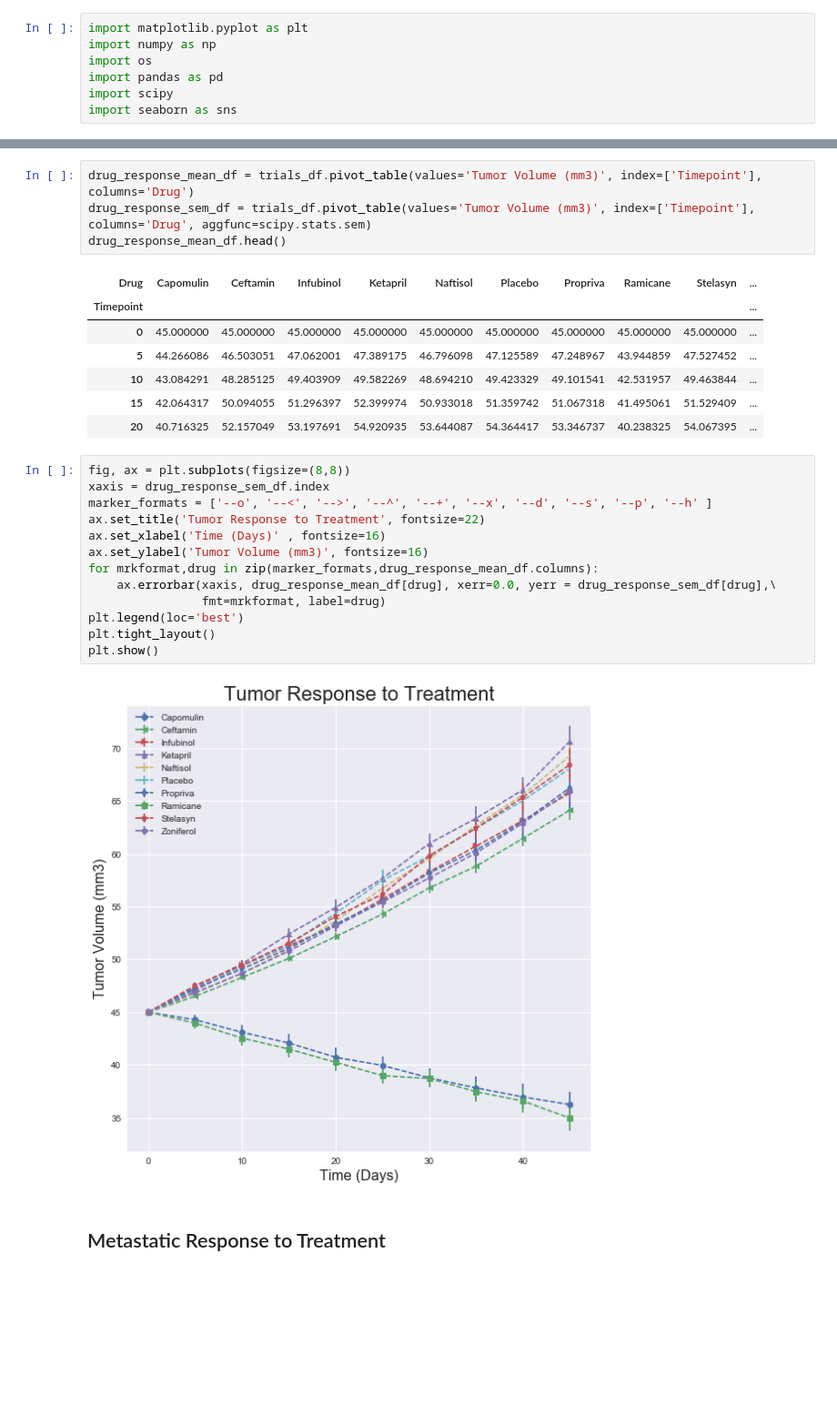
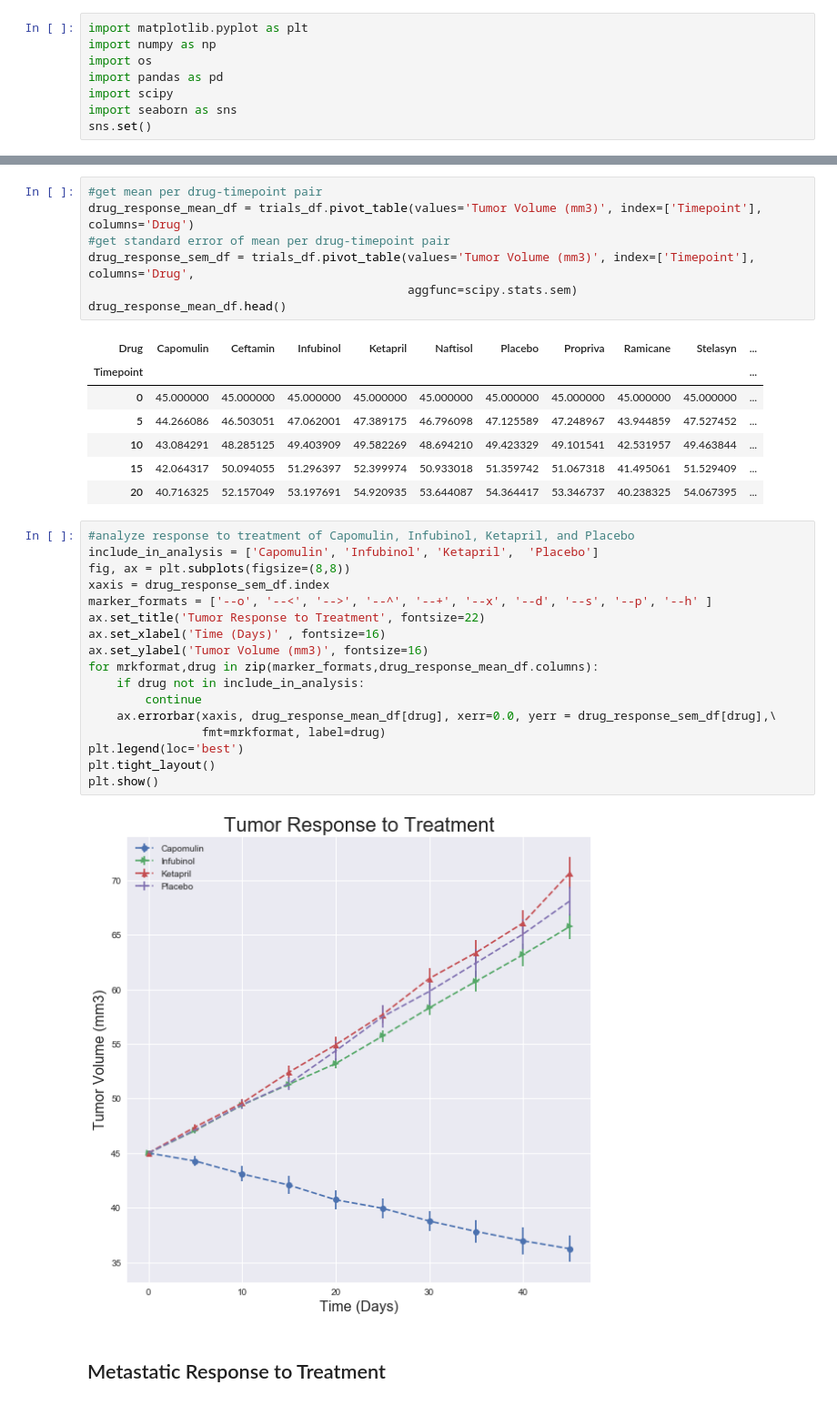
Before and after one commit to alandavila/data-analytics, a Jupyter notebook: Python/matplotlib/Pymaceuticals Inc.ipynb, the cells around one changed output, grey strips where cells are left out. Shown at 91% size. Saved outputs shown, nothing was run; the diff lists cells and outputs as text; blank space fills up the shorter version.

```diff
--- a/Python/matplotlib/Pymaceuticals Inc.ipynb
+++ b/Python/matplotlib/Pymaceuticals Inc.ipynb
@@ -14,6 +14,7 @@ import os
 import pandas as pd
 import scipy
 import seaborn as sns
+sns.set()
 # %% [markdown]
 Load CSV data into pandas DataFrames
 # %%
@@ -54,6 +57,9 @@ Name: Tumor Volume (mm3), dtype: float64
 # %%
+#get mean per drug-timepoint pair
 drug_response_mean_df = trials_df.pivot_table(values='Tumor Volume (mm3)', index=['Timepoint'], columns='Drug')
-drug_response_sem_df = trials_df.pivot_table(values='Tumor Volume (mm3)', index=['Timepoint'], columns='Drug', aggfunc=scipy.stats.sem)
+#get standard error of mean per drug-timepoint pair
+drug_response_sem_df = trials_df.pivot_table(values='Tumor Volume (mm3)', index=['Timepoint'], columns='Drug',
+                                             aggfunc=scipy.stats.sem)
 drug_response_mean_df.head()
 # %% [output]
 | Drug | Capomulin | Ceftamin | Infubinol | Ketapril | Naftisol | Placebo | Propriva | Ramicane | Stelasyn | ... |
@@ -64,20 +70,24 @@ drug_response_mean_df.head()
 | 15 | 42.064317 | 50.094055 | 51.296397 | 52.399974 | 50.933018 | 51.359742 | 51.067318 | 41.495061 | 51.529409 | ... |
 | 20 | 40.716325 | 52.157049 | 53.197691 | 54.920935 | 53.644087 | 54.364417 | 53.346737 | 40.238325 | 54.067395 | ... |
 # %%
+#analyze response to treatment of Capomulin, Infubinol, Ketapril, and Placebo
+include_in_analysis = ['Capomulin', 'Infubinol', 'Ketapril',  'Placebo']
 fig, ax = plt.subplots(figsize=(8,8))
 xaxis = drug_response_sem_df.index
 marker_formats = ['--o', '--<', '-->', '--^', '--+', '--x', '--d', '--s', '--p', '--h' ]
 ax.set_title('Tumor Response to Treatment', fontsize=22)
 ax.set_xlabel('Time (Days)' , fontsize=16)
 ax.set_ylabel('Tumor Volume (mm3)', fontsize=16)
 for mrkformat,drug in zip(marker_formats,drug_response_mean_df.columns):
+    if drug not in include_in_analysis:
+        continue
     ax.errorbar(xaxis, drug_response_mean_df[drug], xerr=0.0, yerr = drug_response_sem_df[drug],\
                 fmt=mrkformat, label=drug)
 plt.legend(loc='best')
 plt.tight_layout()
 plt.show()
 # %% [output]
-[figure, old version]
+[figure, new version]
 # %% [markdown]
 ## Metastatic Response to Treatment
 # %%
```
Also changed, not shown: parts of 11 cells of this notebook, 5 other files.
